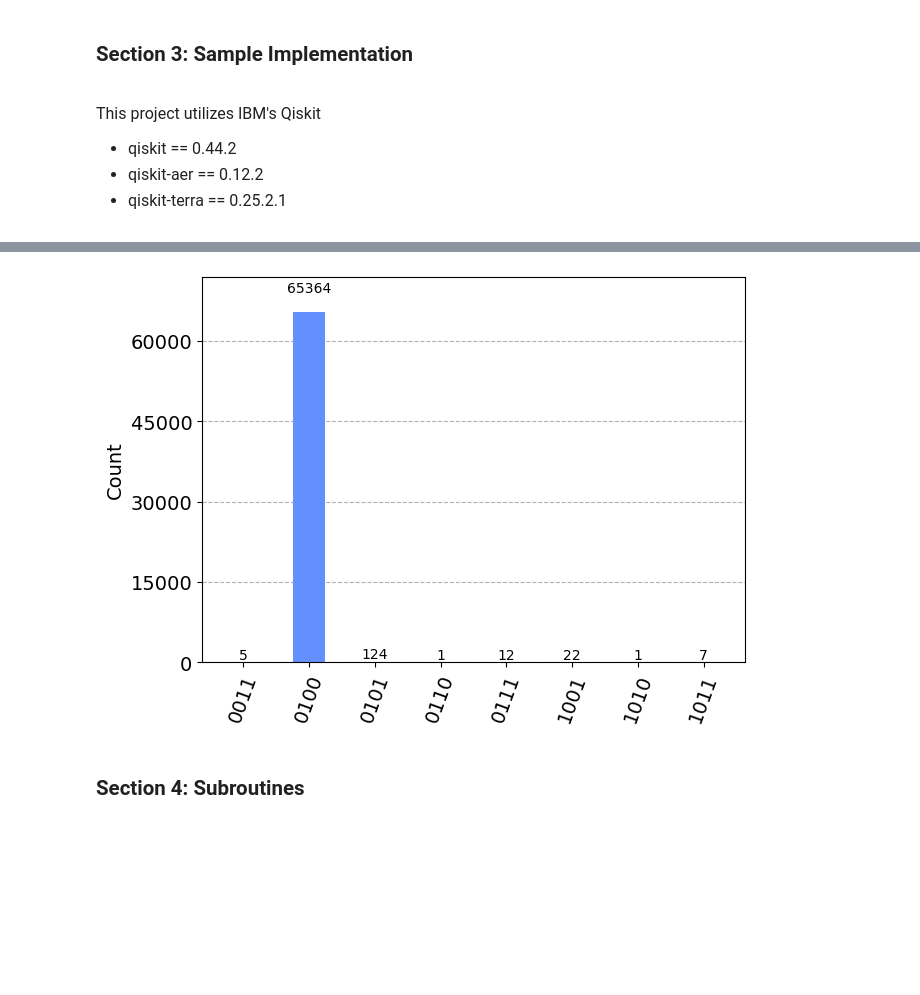
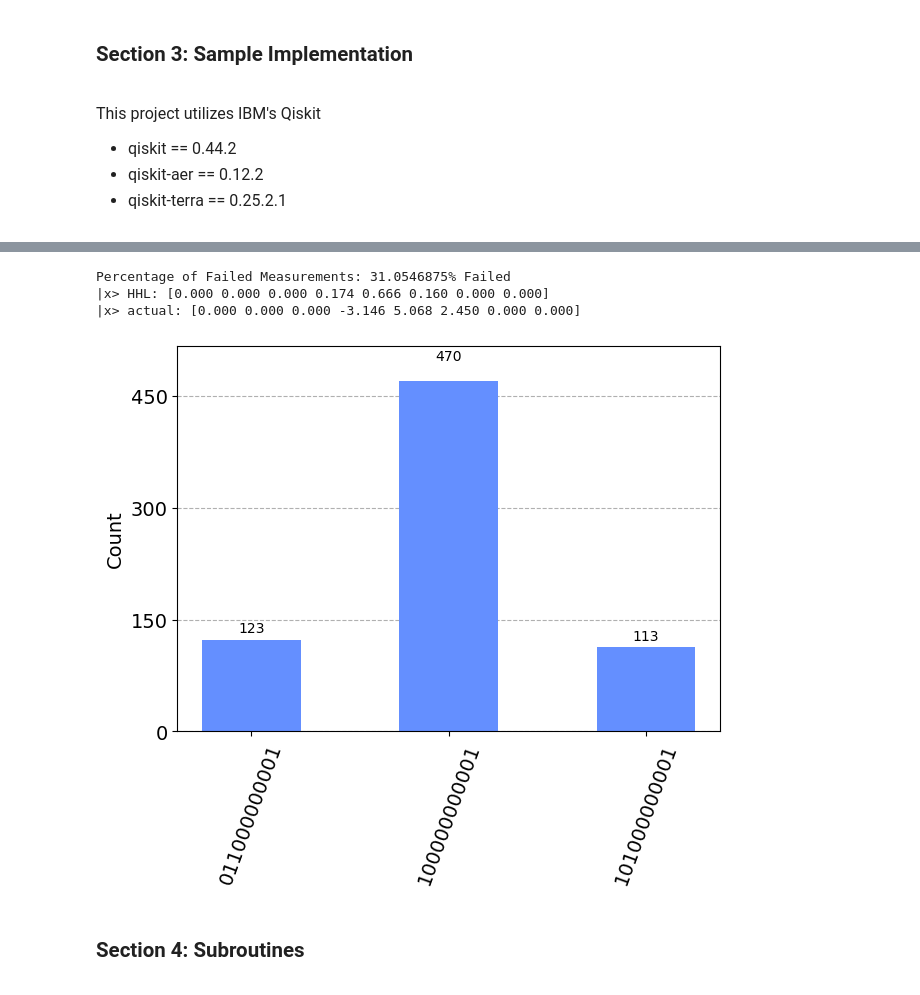
Before and after one commit to sonnyloweus/HHL-Quantum-Linear-Algebra, a Jupyter notebook: QuantumLinearAlgebra_HHL_v2.ipynb, the cells around one changed output, grey strips where cells are left out. Drawn from its saved outputs; the diff is of its cells as text; code cells hidden in the pictures; blank space fills up the shorter version.

```diff
--- a/QuantumLinearAlgebra_HHL_v2.ipynb
+++ b/QuantumLinearAlgebra_HHL_v2.ipynb
@@ -231,7 +227,7 @@ def initb_construct_circuit(
         b: np.ndarray,
 ) -> QuantumCircuit:
     init_circ = QuantumCircuit(n_b, n_q, n_a, cb)
-    init_circ.initialize(b, n_b)
+    init_circ.initialize(b/np.linalg.norm(b), n_b)
     return init_circ
 
 ################ QPE Circuit ################
@@ -282,12 +278,11 @@ def eigrot_construct_circuit(
     eigenvalues_qpe, eigenvalue_oracle = QPE_extractor(b,A,U,nb,nq,t)
     thetas = retrieve_angles(eigenvalues_qpe, eigenvalue_oracle, t)
     ev_bitstrings = list(eigenvalues_qpe.values())
-    print(ev_bitstrings)
 
     eigrot_circ = QuantumCircuit(n_b, n_q, n_a, cb)
     for ind, theta in enumerate(thetas):
         CU_gate = UGate(theta, 0, 0).control(nq, ctrl_state = ev_bitstrings[ind])
-        eigrot_circ.append(CU_gate, list(np.concatenate((np.arange(nq), [nb+nq]))))
+        eigrot_circ.append(CU_gate, list(np.concatenate((np.arange(nb,nq+nb), [nb+nq]))))
 
     return eigrot_circ
 # %%
@@ -460,22 +460,23 @@ def hhl_circuit(
 ######################################################
 tol = 2e-4 # accuracy of QPE
 ev_time = 150 # evolution time t
+shots = 1024 # execution shots
 
 # A is a 3x3 invertible non hermitian sparse matrix that is well scaled and stable
 # A = np.array([[4/5, 1/5, 0],
 #               [0, 3/5, 1/5],
 #               [0, 0, 14/25]])
 A = np.matrix([[1, 1, 0], [-1, 1, -1], [0, .13, 1.3]])
-b = np.array([0, 0, 1])
+b = np.array([1, 3, 2])
 # A = np.array([[3/4, 1/4],
 #               [1/4, 3/4]])
 # b = np.array([0, 1])
 
 ######################################################
-################## HHL Execution #####################
+################### HHL Creation #####################
 ######################################################
 
-A, b, hhl = hhl_circuit(A, b, tol, ev_time)
+A, b, nq, hhl = hhl_circuit(A, b, tol, ev_time)
 hhl.draw('mpl')
 # %% [output]
 Eigenvalues of A': [-1.000 -0.738 -0.521 0.520 0.520 0.521 0.738 1.000]
@@ -490,9 +490,40 @@ Rotation Angles: [-2.806 2.806 -1.062 1.062 -1.067 1.067 -2.934 -2.716]
+# %%
+def get_x_hhl(shots, failed_count, counts):
+    x_hhl = [i[1]/(shots - failed_count) for i in sorted(counts.items(), key=lambda i: i[0], reverse=False)]
+    x_hhl = [0, 0, 0] + x_hhl + [0, 0]
+    return np.array(x_hhl)
+
+def get_x_actual(A, b):
+    x_actual = np.linalg.solve(A, b)
+    x_norm = (x_actual/np.linalg.norm(x_actual))**2
+    return np.array(x_actual)
 # %%
-job = execute(hhl, backend=backend_qasm, shots=2**16)
+job = execute(hhl, backend=backend_qasm, shots=shots)
 counts = job.result().get_counts()
+
+failed_count = sum(value for key, value in counts.items() if (key.endswith("0") or key[-nq-1:-1] != ('0'*nq)))
+
+fails = []
+for key, val in counts.items():
+    if key.endswith("0") or key[-nq-1:-1] != ('0'*nq):
+        fails.append(key)
+
+for item in fails:
+    counts.pop(item)
+
+x_hhl = get_x_hhl(shots, failed_count, counts)
+x = get_x_actual(A, b)
+print(f"Percentage of Failed Measurements: {failed_count/shots*100}% Failed")
+print('|x> HHL:', np.array2string(x_hhl, formatter={'float_kind': lambda x: f"{x:.3f}"}))
+print('|x> actual:', np.array2string(np.real(x), formatter={'float_kind': lambda x: f"{x:.3f}"}))
+
+
 plot_histogram(counts)
 # %% [output]
+Percentage of Failed Measurements: 31.0546875% Failed
+|x> HHL: [0.000 0.000 0.000 0.174 0.666 0.160 0.000 0.000]
+|x> actual: [0.000 0.000 0.000 -3.146 5.068 2.450 0.000 0.000]
-[figure, old version]
+[figure, new version]
 # %% [markdown]
 <div style="font-family: 'Times New Roman'; font-size: 16px;">
 
```
Also changed, not shown: parts of 5 cells of this notebook.
